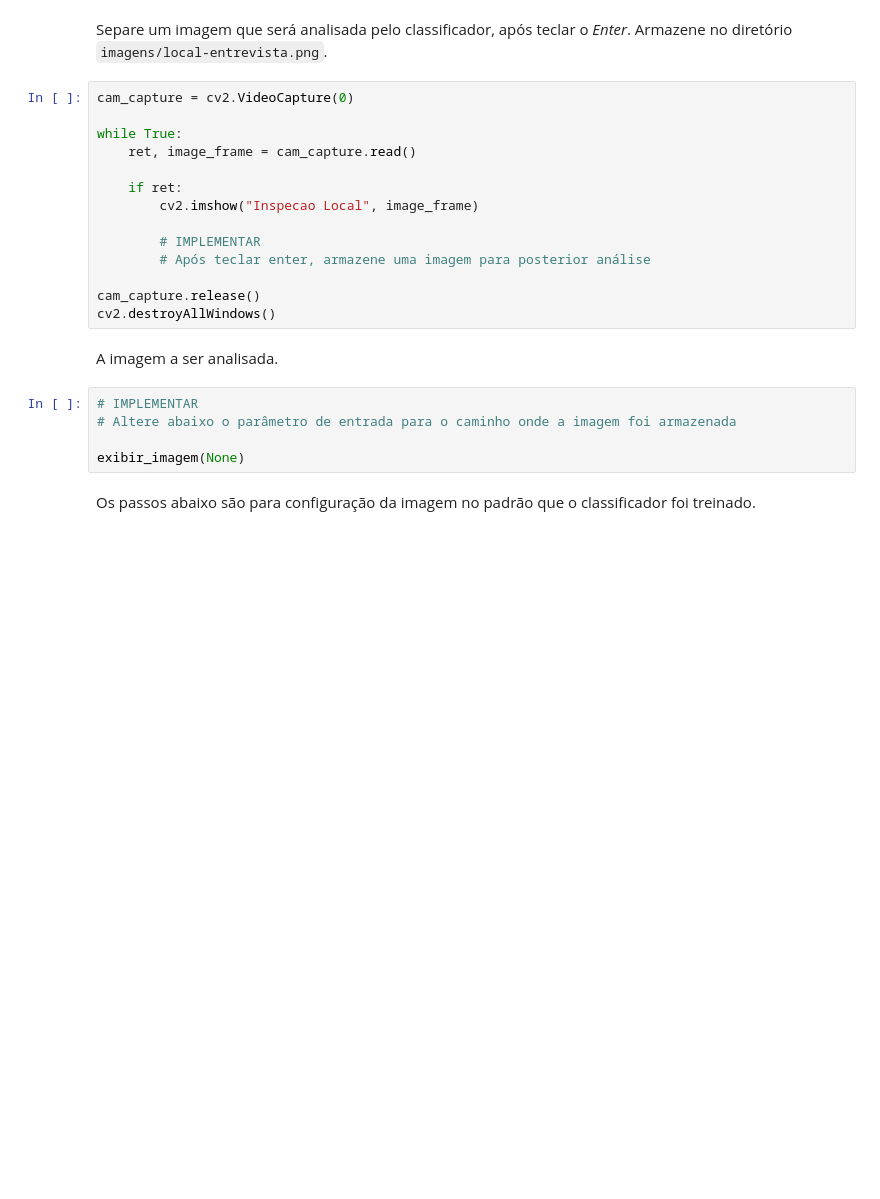
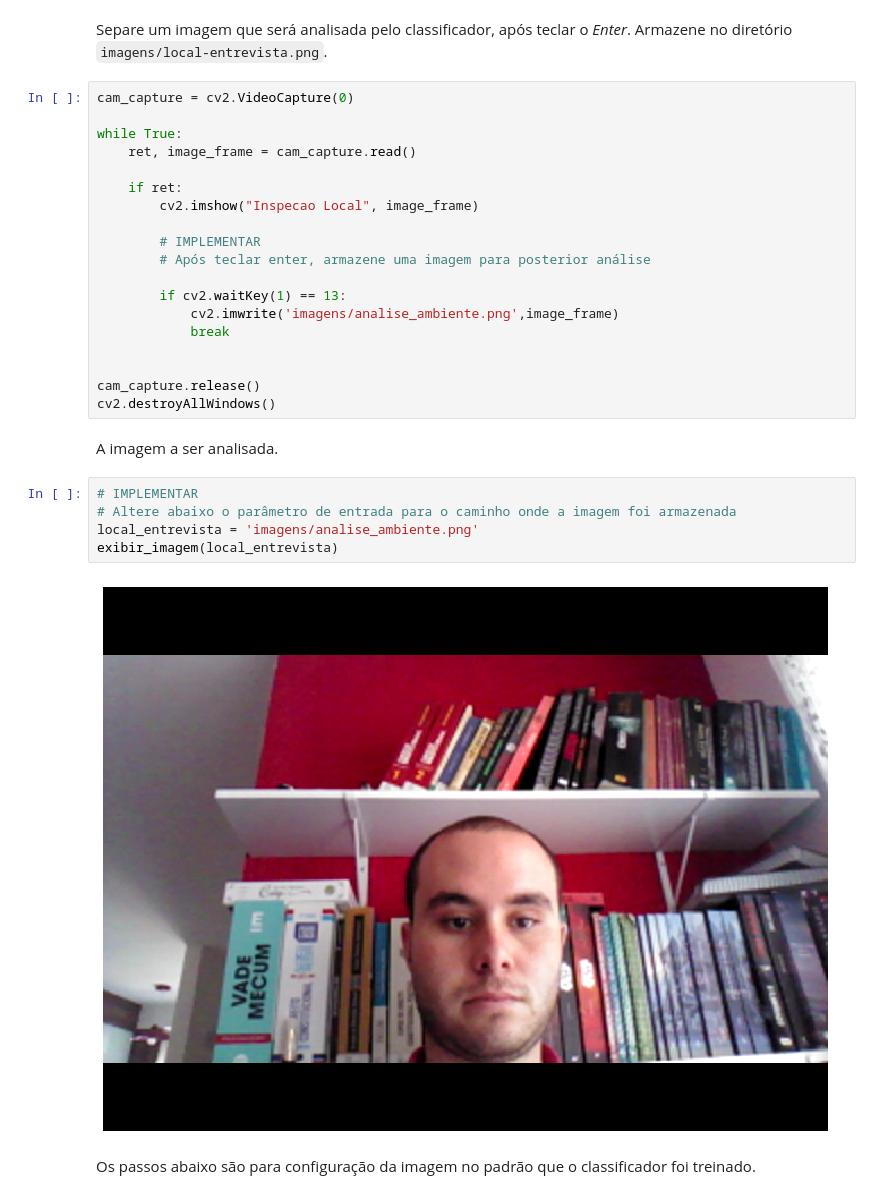
Before and after one commit to sergioprates/fiap-ml-tec-proc-imagens-capstone, a Jupyter notebook: projeto-final/smart-hiring.ipynb, the cells around one changed output. Cells and saved outputs as stored; diff of their text form; blank space fills up the shorter version.

```diff
--- a/projeto-final/smart-hiring.ipynb
+++ b/projeto-final/smart-hiring.ipynb
@@ -775,6 +790,11 @@ while True:
         # IMPLEMENTAR
         # Após teclar enter, armazene uma imagem para posterior análise
 
+        if cv2.waitKey(1) == 13:
+            cv2.imwrite('imagens/analise_ambiente.png',image_frame)
+            break
+
+
 cam_capture.release()
 cv2.destroyAllWindows()
 # %% [markdown]
@@ -782,8 +802,10 @@ A imagem a ser analisada.
 # %%
 # IMPLEMENTAR
 # Altere abaixo o parâmetro de entrada para o caminho onde a imagem foi armazenada
-
-exibir_imagem(None)
+local_entrevista = 'imagens/analise_ambiente.png'
+exibir_imagem(local_entrevista)
+# %% [output]
+[figure, added]
 # %% [markdown]
 Os passos abaixo são para configuração da imagem no padrão que o classificador foi treinado.
 # %%
```
Also changed, not shown: parts of 5 cells of this notebook, 1 other file.
